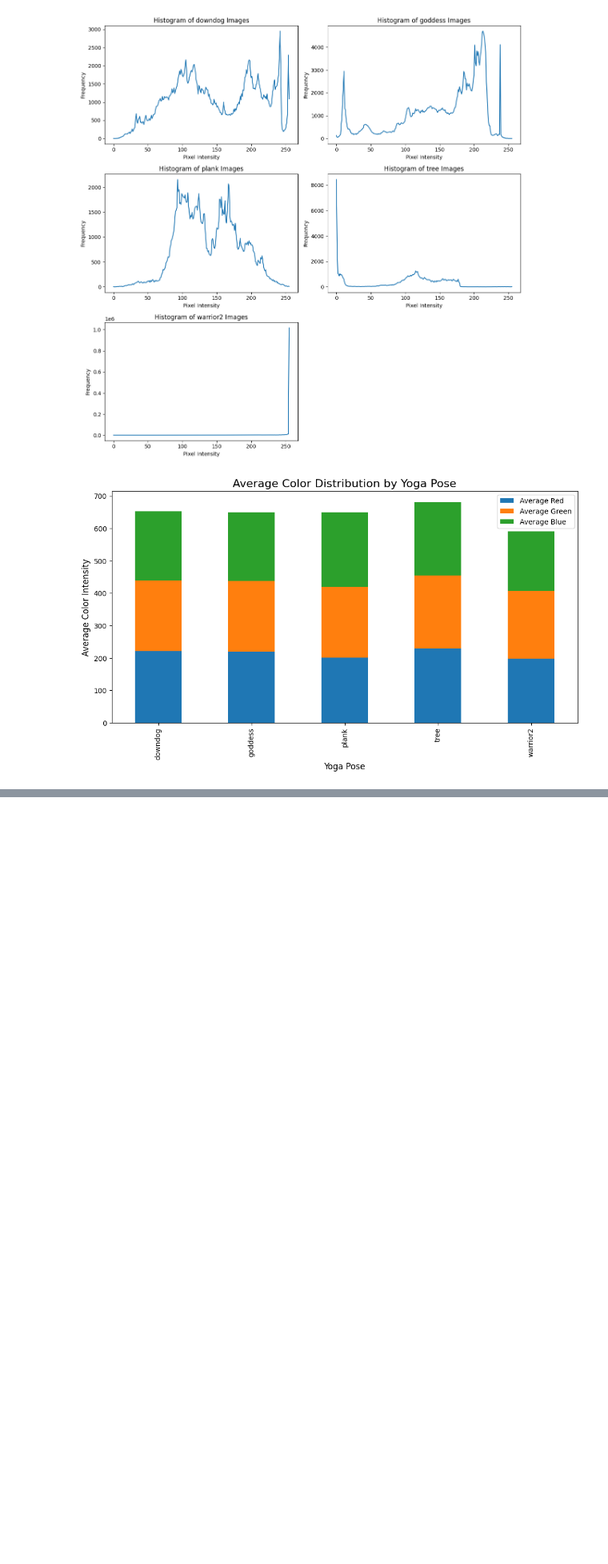
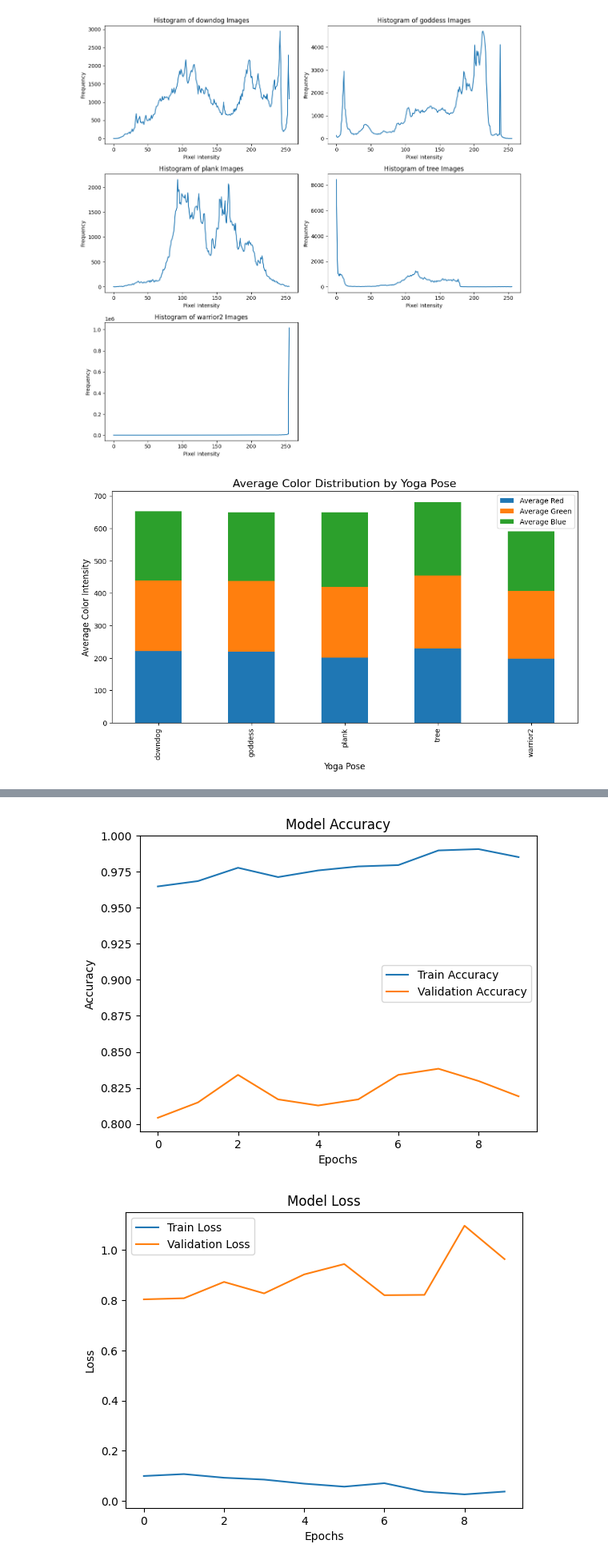
Before and after one commit to sarvansh451/YOGA_POSE_ESTIMATION, a Jupyter notebook: YogaPoseEstimation.ipynb, the cells around one changed output, grey strips where cells are left out. Shown at 80% size. Saved outputs shown, nothing was run; the diff lists cells and outputs as text; code cells hidden in the pictures; blank space fills up the shorter version.

```diff
--- a/YogaPoseEstimation.ipynb
+++ b/YogaPoseEstimation.ipynb
@@ -292,0 +357,6 @@ average_color(yogatrain)
+# %%
+# Normalize image data
+train_images = train_images / 255.0
+test_images = test_images / 255.0
+
+print("Data normalized!")
@@ -292,0 +365,7 @@ average_color(yogatrain)
+# %%
+from tensorflow.keras.utils import to_categorical
+
+train_labels = to_categorical(train_labels, num_classes=len(train_classes))
+test_labels = to_categorical(test_labels, num_classes=len(test_classes))
+
+print("Labels one-hot encoded!")
@@ -292,0 +422,7 @@ average_color(yogatrain)
+# %%
+history = model.fit(
+    train_images, train_labels,
+    epochs=10,
+    batch_size=32,
+    validation_data=(test_images, test_labels)
+)
@@ -292,0 +462,23 @@ average_color(yogatrain)
+# %%
+import matplotlib.pyplot as plt
+
+# Plot training and validation accuracy
+plt.plot(history.history['accuracy'], label='Train Accuracy')
+plt.plot(history.history['val_accuracy'], label='Validation Accuracy')
+plt.title('Model Accuracy')
+plt.xlabel('Epochs')
+plt.ylabel('Accuracy')
+plt.legend()
+plt.show()
+
+# Plot training and validation loss
+plt.plot(history.history['loss'], label='Train Loss')
+plt.plot(history.history['val_loss'], label='Validation Loss')
+plt.title('Model Loss')
+plt.xlabel('Epochs')
+plt.ylabel('Loss')
+plt.legend()
+plt.show()
+# %% [output]
+[figure, added]
+[figure, added]
```
Also changed, not shown: parts of 13 cells of this notebook.
